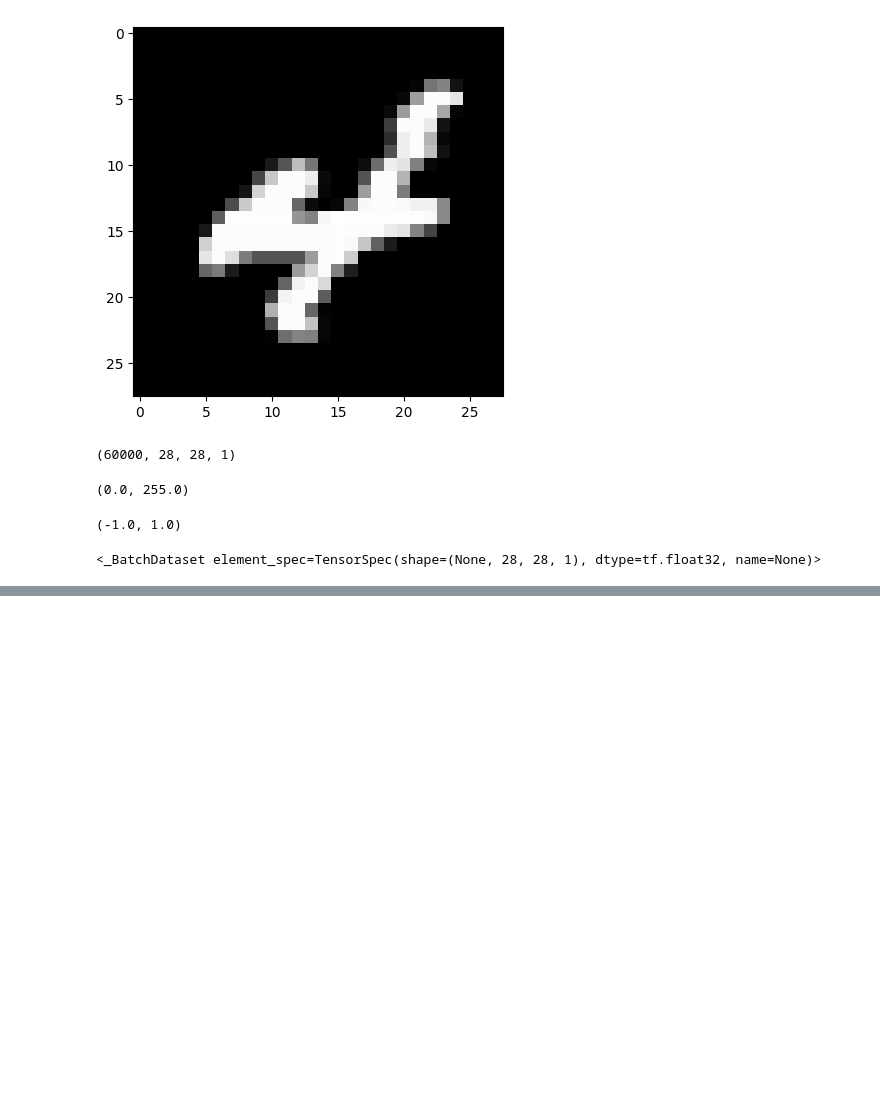
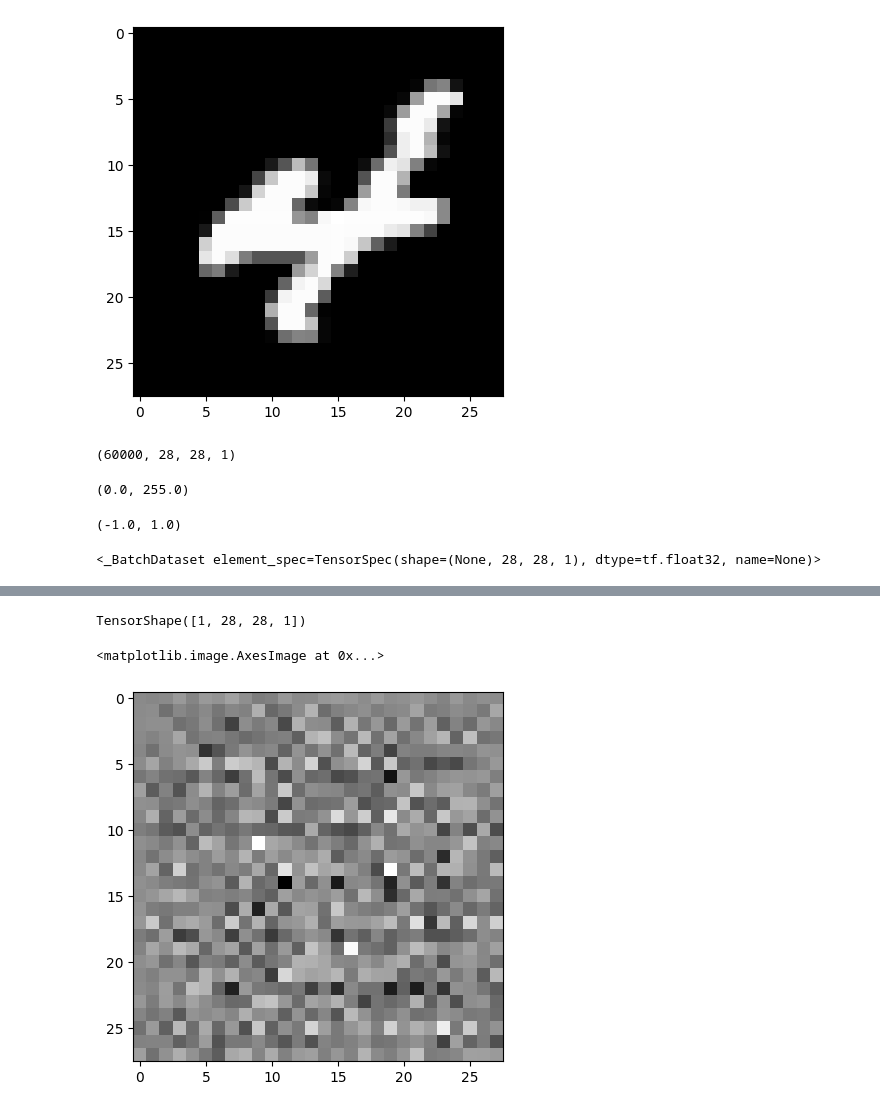
Before and after one commit to theclosedbook/GAN, a Jupyter notebook: DCGAN.ipynb, the cells around one changed output, grey strips where cells are left out. Saved outputs shown, nothing was run; the diff lists cells and outputs as text; code cells hidden in the pictures; blank space fills up the shorter version.

Commit message:
Built The Generator

```diff
--- a/DCGAN.ipynb
+++ b/DCGAN.ipynb
@@ -70,0 +73,30 @@ X_train
+# %%
+# 100 -> 12544
+def build_generator():
+  network = tf.keras.Sequential()
+
+  network.add(layers.Dense(units = 7*7*256, use_bias = False, input_shape=(100,)))
+  network.add(layers.BatchNormalization())
+  network.add(layers.LeakyReLU())
+
+  network.add(layers.Reshape((7,7,256)))
+
+  # 7x7x128
+  network.add(layers.Conv2DTranspose(filters = 128, kernel_size = (5,5), padding = 'same', use_bias = False))
+  network.add(layers.BatchNormalization())
+  network.add(layers.LeakyReLU())
+
+  # 14x14x64
+  network.add(layers.Conv2DTranspose(filters = 64, kernel_size = (5,5), padding = 'same', strides = (2,2), use_bias = False))
+  network.add(layers.BatchNormalization())
+  network.add(layers.LeakyReLU())
+
+  # 28x28x1
+  network.add(layers.Conv2DTranspose(filters = 1, kernel_size = (5,5), padding = 'same', strides = (2,2), use_bias=True, activation='tanh'))
+
+  network.summary()
+
+  return network
+# %%
+# Summary of the generator
+generator = build_generator()
@@ -70,0 +126,4 @@ X_train
+# %%
+# Random Noise
+noise = tf.random.normal([1,100])
+noise
@@ -70,0 +148,11 @@ X_train
+# %%
+generated_image = generator(noise,training = False)
+# %%
+generated_image.shape
+# %% [output]
+TensorShape([1, 28, 28, 1])
+# %%
+plt.imshow(generated_image[0,:,:,0],cmap='gray')
+# %% [output]
+<matplotlib.image.AxesImage at 0x...>
+[figure, added]
```
Also changed, not shown: parts of 4 cells of this notebook.
